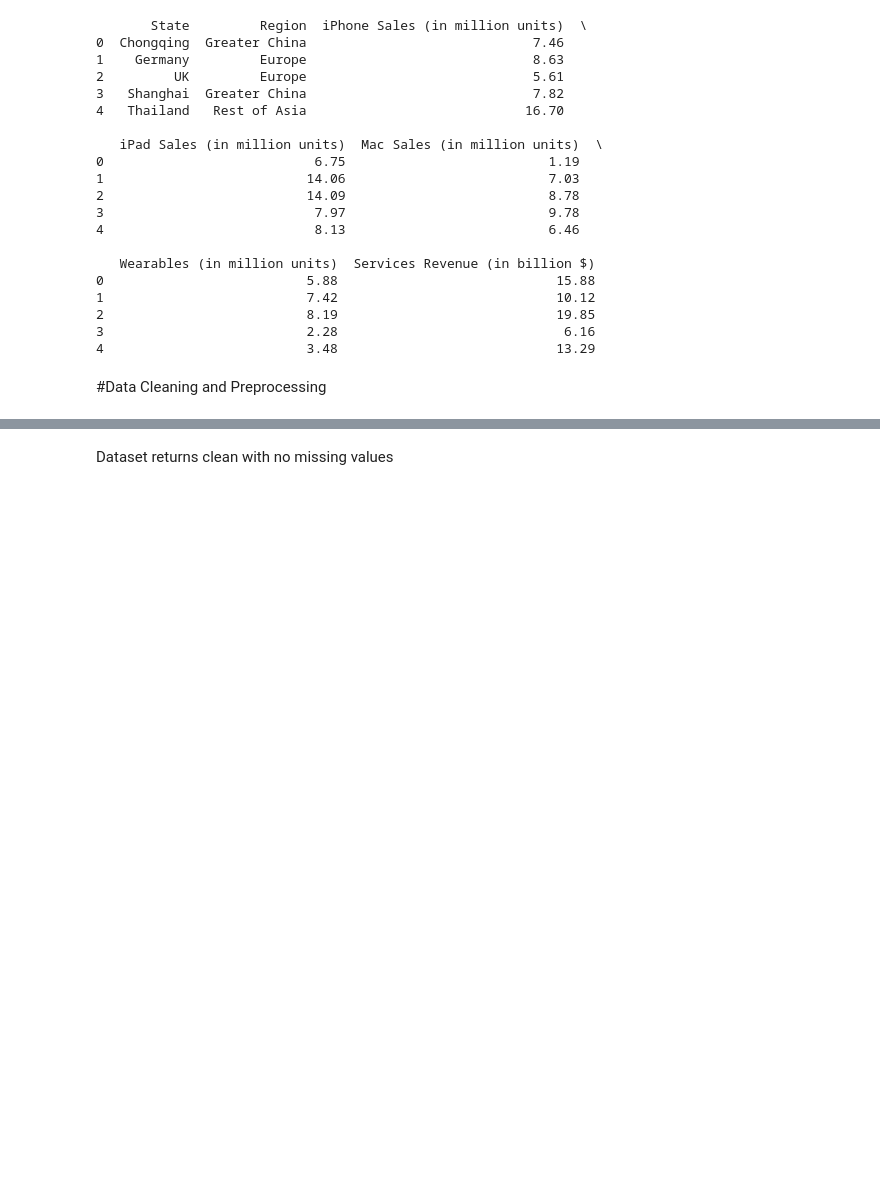
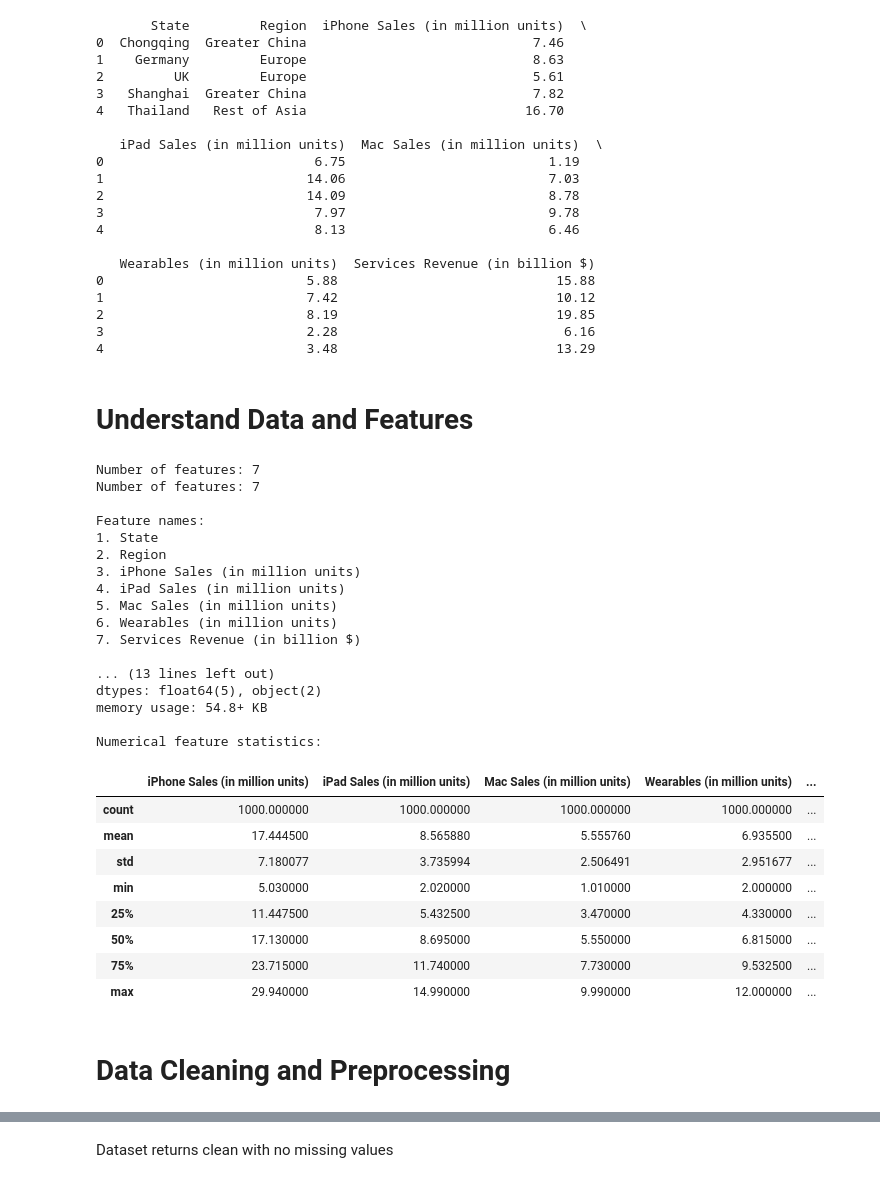
Before and after one commit to alexsjcho/apple-2024-sales-dataset, a Jupyter notebook: play.ipynb, the cells around one changed output, grey strips where cells are left out. Drawn from its saved outputs; the diff is of its cells as text; code cells hidden in the pictures; blank space fills up the shorter version.

```diff
--- a/play.ipynb
+++ b/play.ipynb
@@ -107,6 +107,57 @@ print(df.head())
 2                          8.19                            19.85
 3                          2.28                             6.16
 4                          3.48                            13.29
+# %% [markdown]
+# Understand Data and Features
+# %%
+# Using pandas shape attribute (returns (rows, columns))
+num_features = df.shape[1]
+print(f"Number of features: {num_features}")
+
+# Using len on columns
+num_features = len(df.columns)
+print(f"Number of features: {num_features}")
+
+# Get list of all column names
+feature_names = df.columns.tolist()
+print("\nFeature names:")
+for i, feature in enumerate(feature_names, 1):
+    print(f"{i}. {feature}")
+
+# Get info about features including data types
+print("\nFeature information:")
+df.info()
+
+# Get basic statistics of numerical features
+print("\nNumerical feature statistics:")
+df.describe()
+# %% [output]
+Number of features: 7
+Number of features: 7
+
+Feature names:
+1. State
+2. Region
+3. iPhone Sales (in million units)
+4. iPad Sales (in million units)
+5. Mac Sales (in million units)
+6. Wearables (in million units)
+7. Services Revenue (in billion $)
+
+... (13 lines left out)
+dtypes: float64(5), object(2)
+memory usage: 54.8+ KB
+
+Numerical feature statistics:
+|  | iPhone Sales (in million units) | iPad Sales (in million units) | Mac Sales (in million units) | Wearables (in million units) | ... |
+| count | 1000.000000 | 1000.000000 | 1000.000000 | 1000.000000 | ... |
+| mean | 17.444500 | 8.565880 | 5.555760 | 6.935500 | ... |
+| std | 7.180077 | 3.735994 | 2.506491 | 2.951677 | ... |
+| min | 5.030000 | 2.020000 | 1.010000 | 2.000000 | ... |
+| 25% | 11.447500 | 5.432500 | 3.470000 | 4.330000 | ... |
+| 50% | 17.130000 | 8.695000 | 5.550000 | 6.815000 | ... |
+| 75% | 23.715000 | 11.740000 | 7.730000 | 9.532500 | ... |
+| max | 29.940000 | 14.990000 | 9.990000 | 12.000000 | ... |
 # %% [markdown]
-#Data Cleaning and Preprocessing
+# Data Cleaning and Preprocessing
 # %%
```
Also changed, not shown: parts of 2 cells of this notebook, 1 other file.
